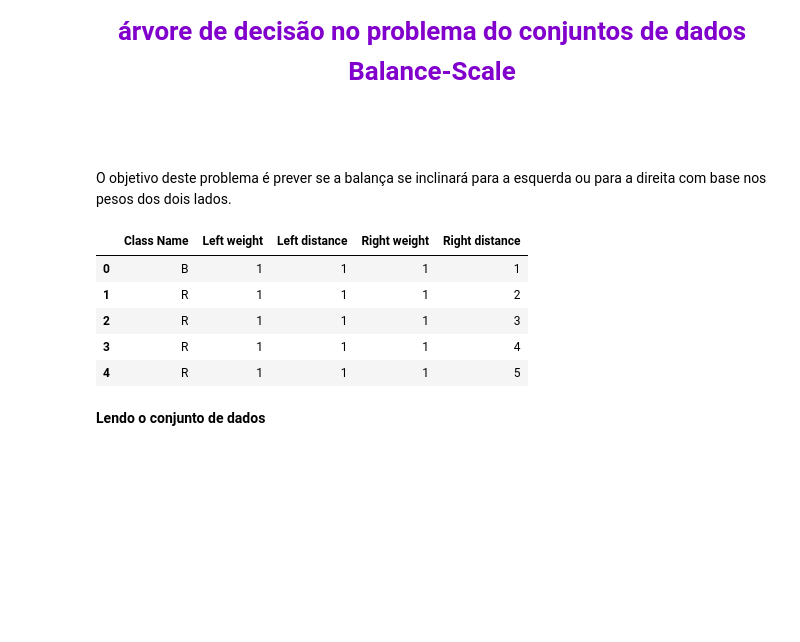
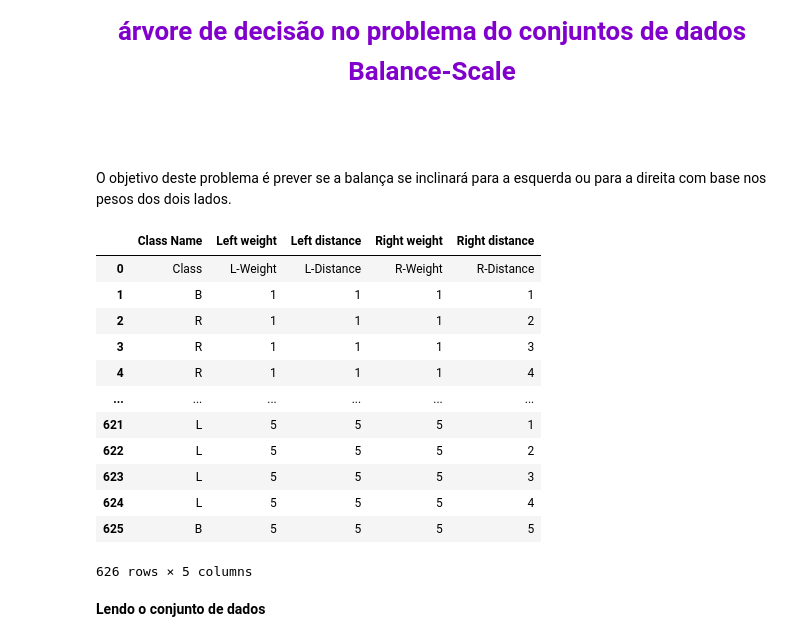
Before and after one commit to andremartins7/IntComp, a Jupyter notebook: Algoritmo_Árvore_de_decisão_Balance_Scale.ipynb, the cells around one changed output. Drawn from its saved outputs; the diff is of its cells as text; code cells hidden in the pictures; blank space fills up the shorter version.

```diff
--- a/Algoritmo_Árvore_de_decisão_Balance_Scale.ipynb
+++ b/Algoritmo_Árvore_de_decisão_Balance_Scale.ipynb
@@ -15,16 +17,23 @@ import matplotlib.pyplot as plt
 # %%
 # Importando conjunto de dados
 col = [ 'Class Name','Left weight','Left distance','Right weight','Right distance']
-df = pd.read_csv('../input/balancescale/balance-scale.data',names=col,sep=',')
+df = pd.read_csv('https://raw.githubusercontent.com/andremartins7/IntComp/Balance-Scale/balance-scale.csv',names=col,sep=',')
 # %%
-df.head()
+df
 # %% [output]
 |  | Class Name | Left weight | Left distance | Right weight | Right distance |
-| 0 | B | 1 | 1 | 1 | 1 |
-| 1 | R | 1 | 1 | 1 | 2 |
-| 2 | R | 1 | 1 | 1 | 3 |
-| 3 | R | 1 | 1 | 1 | 4 |
-| 4 | R | 1 | 1 | 1 | 5 |
+| 0 | Class | L-Weight | L-Distance | R-Weight | R-Distance |
+| 1 | B | 1 | 1 | 1 | 1 |
+| 2 | R | 1 | 1 | 1 | 2 |
+| 3 | R | 1 | 1 | 1 | 3 |
+| 4 | R | 1 | 1 | 1 | 4 |
+| ... | ... | ... | ... | ... | ... |
+| 621 | L | 5 | 5 | 5 | 1 |
+| 622 | L | 5 | 5 | 5 | 2 |
+| 623 | L | 5 | 5 | 5 | 3 |
+| 624 | L | 5 | 5 | 5 | 4 |
+| 625 | B | 5 | 5 | 5 | 5 |
+626 rows × 5 columns
 # %% [markdown]
 **Lendo o conjunto de dados**
 # %%
```
Also changed, not shown: parts of 4 cells of this notebook.
